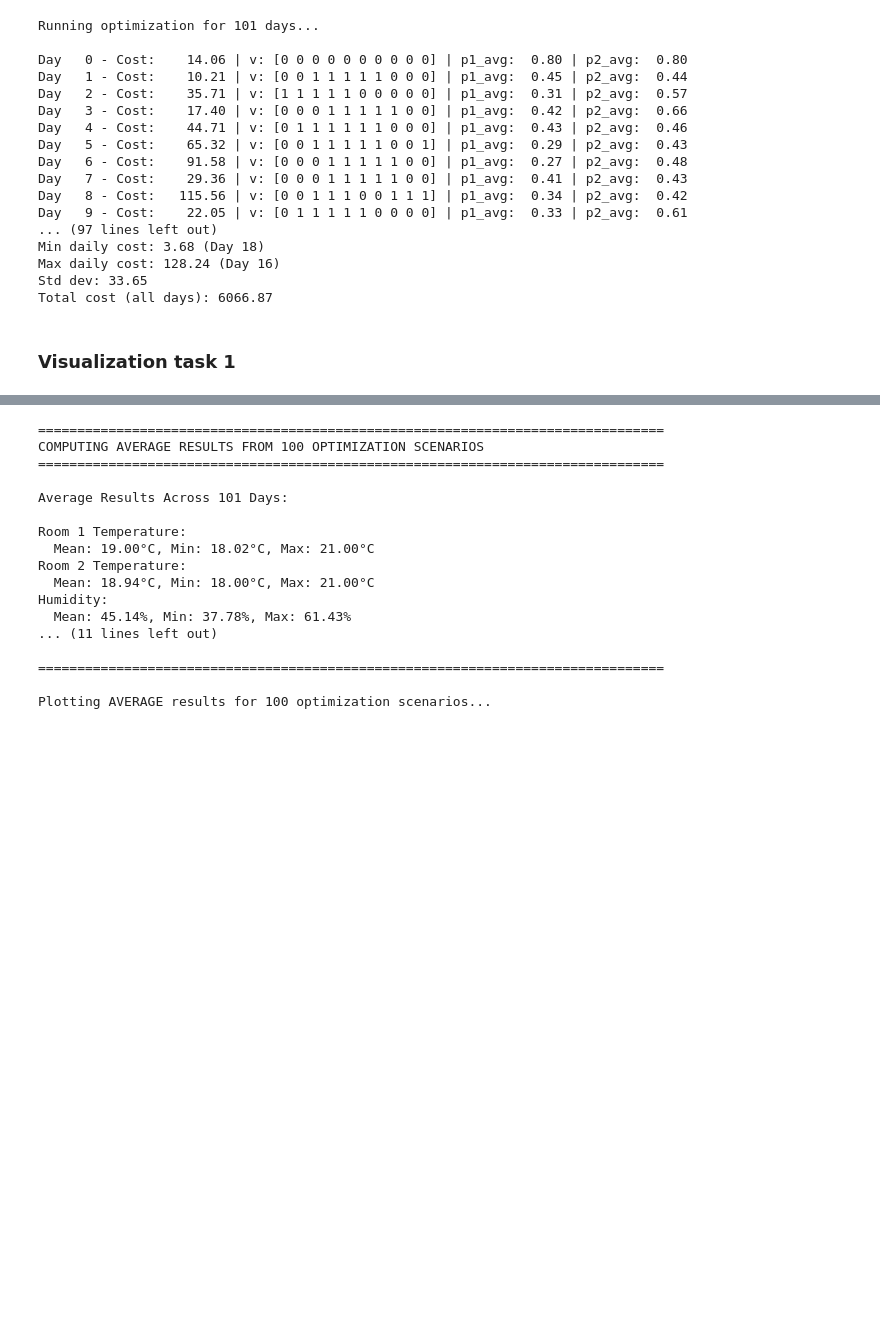
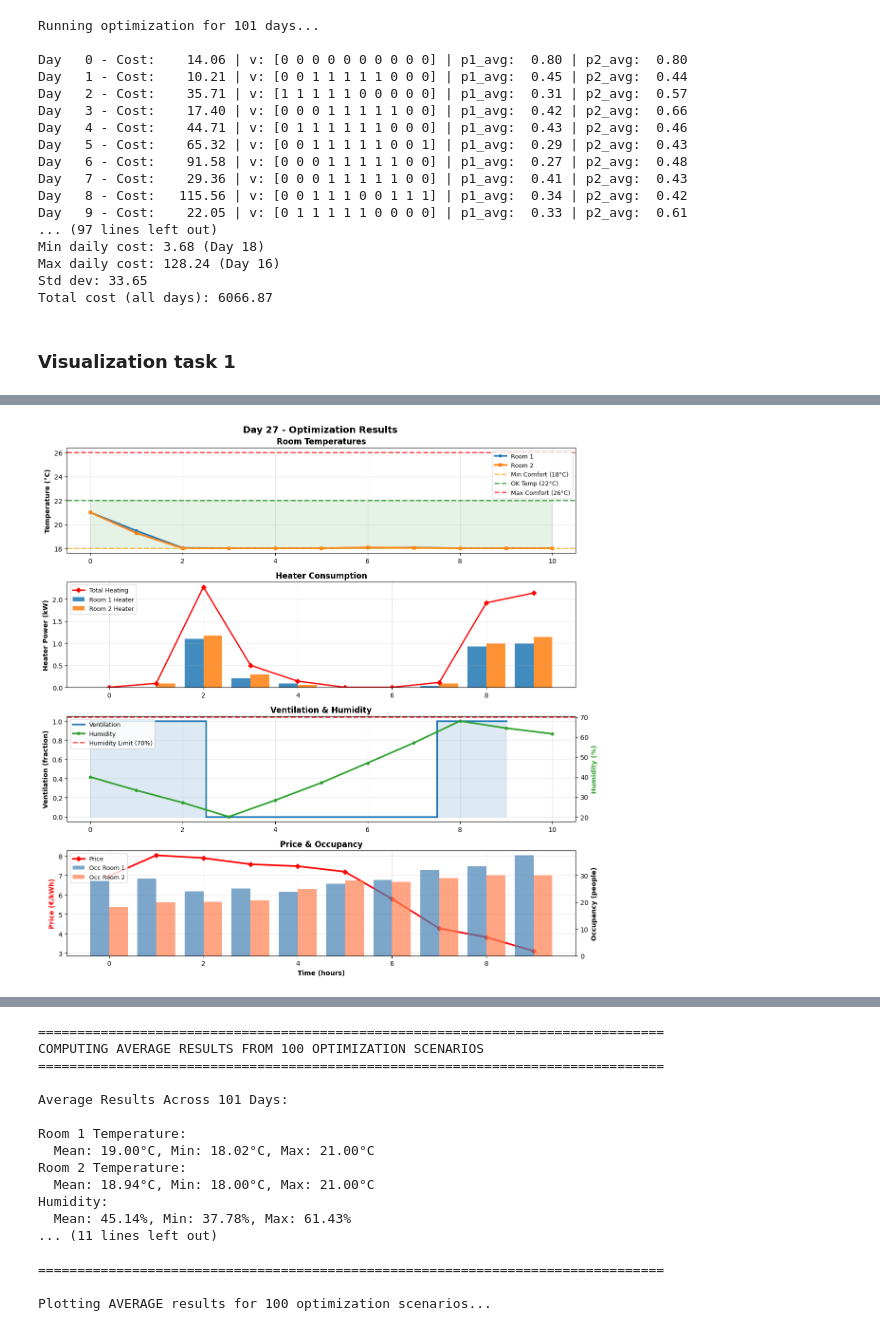
Before and after one commit to alopezberm/Decision-Making-under-Uncertainty, a Jupyter notebook: Decission Making, Assignment Part A, 2026/Assignment_Decision_Making_Part_A.ipynb, the cells around one changed output, grey strips where cells are left out. Drawn from its saved outputs; the diff is of its cells as text; code cells hidden in the pictures; blank space fills up the shorter version.

```diff
--- a/Decission Making, Assignment Part A, 2026/Assignment_Decision_Making_Part_A.ipynb
+++ b/Decission Making, Assignment Part A, 2026/Assignment_Decision_Making_Part_A.ipynb
@@ -309,3 +309,97 @@ Std dev: 33.65
 Total cost (all days): 6066.87
 # %% [markdown]
 ### Visualization task 1
+# %%
+# ===== PLOT TWO ARBITRARY DAYS (27 & 97) =====
+
+try:
+    required = ['all_T1', 'all_T2', 'all_H', 'all_p1', 'all_p2', 'all_v',
+                'prices_data', 'occ1_data', 'occ2_data', 'num_days', 'fixed']
+    missing = [r for r in required if r not in globals() and r not in locals()]
+    if missing:
+        raise NameError(f"Missing required variables: {missing}. Run the earlier cells first.")
+
+    # 2 arbitrary days as chosen for the report
+    arbitrary_days = [27, 97]
+    print(f"Plotting arbitrary day {arbitrary_days[0]} and day {arbitrary_days[1]}\n")
+
+    T_num = fixed["num_timeslots"]
+    time_states = np.arange(T_num + 1)
+    time_dec = np.arange(T_num)
+
+    # Plot the selected arbitrary days
+    for idx, day in enumerate(arbitrary_days):
+        sol = all_results[day]
+
+        T1 = sol['T1']
+        T2 = sol['T2']
+        H = sol['H']
+        p1 = sol['p1']
+        p2 = sol['p2']
+        v = sol['v']
+        price = np.array([float(prices_data[day][t]) for t in range(T_num)])
+        occ1 = np.array([float(occ1_data[day][t]) for t in range(T_num)])
+        occ2 = np.array([float(occ2_data[day][t]) for t in range(T_num)])
+
+        fig, axes = plt.subplots(4, 1, figsize=(12, 12))
+        fig.suptitle(f'Day {day} - Optimization Results', fontsize=14, fontweight='bold')
+
+        # ===== Temperatures =====
+        axes[0].plot(time_states, T1, label='Room 1', color='tab:blue', linewidth=2.5, marker='o', markersize=4)
+        axes[0].plot(time_states, T2, label='Room 2', color='tab:orange', linewidth=2.5, marker='s', markersize=4)
+        axes[0].axhline(18, color='orange', linestyle='--', alpha=0.7, linewidth=2, label='Min Comfort (18°C)')
+        axes[0].axhline(22, color='green', linestyle='--', alpha=0.7, linewidth=2, label='OK Temp (22°C)')
+        axes[0].axhline(26, color='red', linestyle='--', alpha=0.7, linewidth=2, label='Max Comfort (26°C)')
+        axes[0].fill_between(time_states, 18, 22, alpha=0.1, color='green')
+        axes[0].set_ylabel('Temperature (°C)', fontweight='bold')
+        axes[0].set_title('Room Temperatures', fontweight='bold')
+        axes[0].legend(loc='best', fontsize=9)
+        axes[0].grid(True, alpha=0.3)
+
+        # ===== Heater consumption =====
+        axes[1].bar(time_dec - 0.2, p1, width=0.4, label='Room 1 Heater', color='tab:blue', alpha=0.85)
+        axes[1].bar(time_dec + 0.2, p2, width=0.4, label='Room 2 Heater', color='tab:orange', alpha=0.85)
+        axes[1].plot(time_dec, p1 + p2, color='red', marker='D', label='Total Heating', linewidth=2, markersize=5)
+        axes[1].set_ylabel('Heater Power (kW)', fontweight='bold')
+        axes[1].set_title('Heater Consumption', fontweight='bold')
+        axes[1].legend(loc='best', fontsize=9)
+        axes[1].grid(True, alpha=0.3)
+
+        # ===== Ventilation & Humidity =====
+        axes[2].step(time_dec, v, where='mid', label='Ventilation', color='tab:blue', linewidth=2.5)
+        axes[2].fill_between(time_dec, 0, v, step='mid', alpha=0.15, color='tab:blue')
+        axes[2].set_ylabel('Ventilation (fraction)', fontweight='bold')
+
+        ax2_twin = axes[2].twinx()
+        ax2_twin.plot(time_states, H, label='Humidity', color='tab:green', linewidth=2.5, marker='o', markersize=4)
+        ax2_twin.axhline(70, color='red', linestyle='--', alpha=0.7, linewidth=2, label='Humidity Limit (70%)')
+        ax2_twin.set_ylabel('Humidity (%)', fontweight='bold', color='tab:green')
+        axes[2].set_title('Ventilation & Humidity', fontweight='bold')
+
+        lines1, labels1 = axes[2].get_legend_handles_labels()
+        lines2, labels2 = ax2_twin.get_legend_handles_labels()
+        axes[2].legend(lines1 + lines2, labels1 + labels2, loc='upper left', fontsize=9)
+        axes[2].grid(True, alpha=0.3)
+
+        # ===== Price & Occupancy =====
+        axes[3].plot(time_dec, price, color='red', linewidth=2.5, marker='D', label='Price', markersize=5)
+        axes[3].set_ylabel('Price (€/kWh)', fontweight='bold', color='red')
+
+        ax3_twin = axes[3].twinx()
+        ax3_twin.bar(time_dec - 0.2, occ1, width=0.4, label='Occ Room 1', alpha=0.7, color='steelblue')
+        ax3_twin.bar(time_dec + 0.2, occ2, width=0.4, label='Occ Room 2', alpha=0.7, color='coral')
+        ax3_twin.set_ylabel('Occupancy (people)', fontweight='bold')
+        axes[3].set_xlabel('Time (hours)', fontweight='bold')
+        axes[3].set_title('Price & Occupancy', fontweight='bold')
+
+        lines1, labels1 = axes[3].get_legend_handles_labels()
+        lines2, labels2 = ax3_twin.get_legend_handles_labels()
+        axes[3].legend(lines1 + lines2, labels1 + labels2, loc='upper left', fontsize=9)
+        axes[3].grid(True, alpha=0.3)
+
+        plt.tight_layout()
+        plt.show()
+
+except Exception as e:
+    print(f'Could not plot arbitrary days: {str(e)}')
+# %% [output]
@@ -311,0 +407 @@ Total cost (all days): 6066.87
+[figure, added]
```
Also changed, not shown: parts of 5 cells of this notebook, 2 other files.
